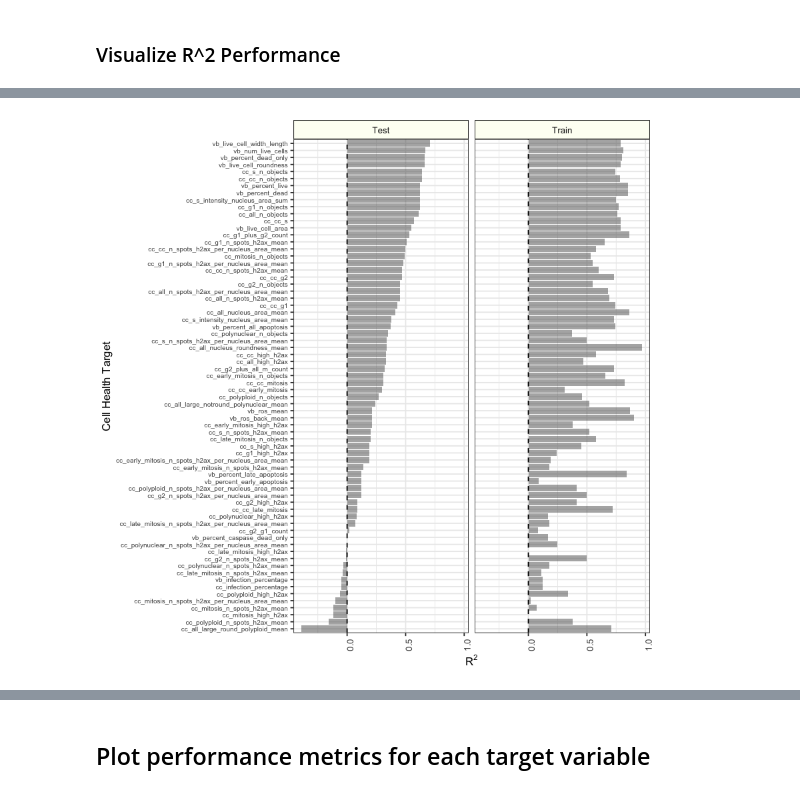
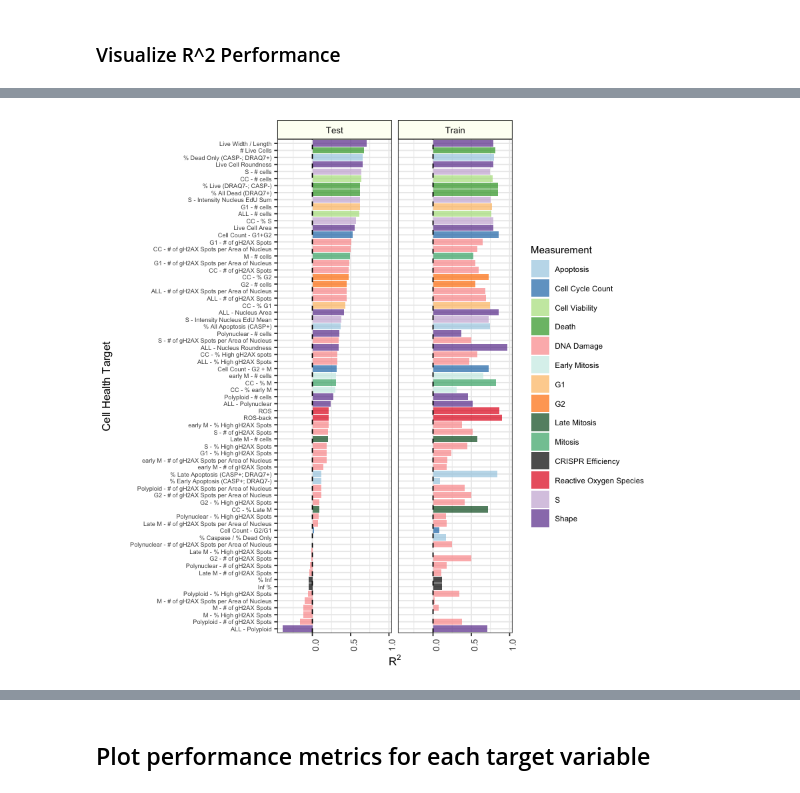
Before and after one commit to broadinstitute/cell-health, a Jupyter notebook: 3.train/4.visualize-regression-performance.ipynb, the cells around one changed output, grey strips where cells are left out. Saved outputs shown, nothing was run; the diff lists cells and outputs as text; code cells hidden in the pictures.

```diff
--- a/3.train/4.visualize-regression-performance.ipynb
+++ b/3.train/4.visualize-regression-performance.ipynb
@@ -138,0 +144,6 @@ A tibble: 3 × 7
+# %%
+regression_metrics_df <- all_regression_metrics_df %>%
+    dplyr::filter(cell_line == "all")
+
+print(dim(regression_metrics_df))
+head(regression_metrics_df, 3)
@@ -316,16 +280,20 @@ Warning message:
 # %%
 r2_df <- regression_metrics_df %>%
     dplyr::filter(metric == "r_two",
-                  y_transform == "raw")
+                  y_transform == "raw") %>%
+    dplyr::left_join(label_df, by = c("target" = "id"))
 
-# Sort mse by minimum MSE in test set
+# Sort mse by r2 in test set
 target_order <- r2_df %>%
     dplyr::filter(data_type == "Test",
                   shuffle == "Real") %>%
     dplyr::arrange(value) %>%
-    dplyr::select(target)
+    dplyr::select(readable_name)
 
-r2_df$target <- factor(r2_df$target, levels=target_order$target)
+r2_df$readable_name <- factor(r2_df$readable_name, levels=target_order$readable_name)
+
+# Recode metadata measurent to other
+r2_df$measurement <- dplyr::recode(r2_df$measurement, "metadata" = "other")
 
 head(r2_df, 4)
 # %% [output]
@@ -339,30 +307,36 @@ A tibble: 4 × 7
 # %%
-ggplot(r2_df %>% dplyr::filter(shuffle == "Real"),
-       aes(x = target,
+rsquared_bar_gg <- ggplot(r2_df %>% dplyr::filter(shuffle == "Real"),
+       aes(x = readable_name,
            y = value)) +
-    geom_bar(stat = "identity",
-             alpha = 0.5,
+    geom_bar(aes(fill = measurement),
+             stat = "identity",
+             alpha = 0.7,
              position = position_dodge()) +
     facet_grid(~data_type, scales = "free_y") +
     coord_flip() +
     theme_bw() +
     geom_hline(yintercept = 0, linetype = "dashed") +
     ylab(bquote(R^2)) +
     xlab("Cell Health Target") +
+    scale_fill_manual(name = "Measurement",
+                      values = measurement_colors,
+                      labels = measurement_labels) +
     theme(axis.text.x = element_text(size = 8, angle = 90),
-          axis.text.y = element_text(size = 6),
+          axis.text.y = element_text(size = 5.5),
           axis.title = element_text(size = 10),
-          legend.position = "none",
+          legend.position = "right",
           legend.text = element_text(size = 7),
           legend.title = element_text(size = 9),
           strip.text = element_text(size = 8),
           strip.background = element_rect(colour = "black",
                                           fill = "#fdfff4"))
 
 file <- file.path(
     figure_dir,
     paste0("r_squared_model_summary_", consensus, ".png")
 )
-ggsave(file, dpi = 300, width = 6, height = 6)
+ggsave(file, rsquared_bar_gg, dpi = 500, width = 7, height = 6)
+
+rsquared_bar_gg
 # %% [output]
-[figure, old version]
+[figure, new version]
```
Also changed, not shown: parts of 21 cells of this notebook, 1 other file.
